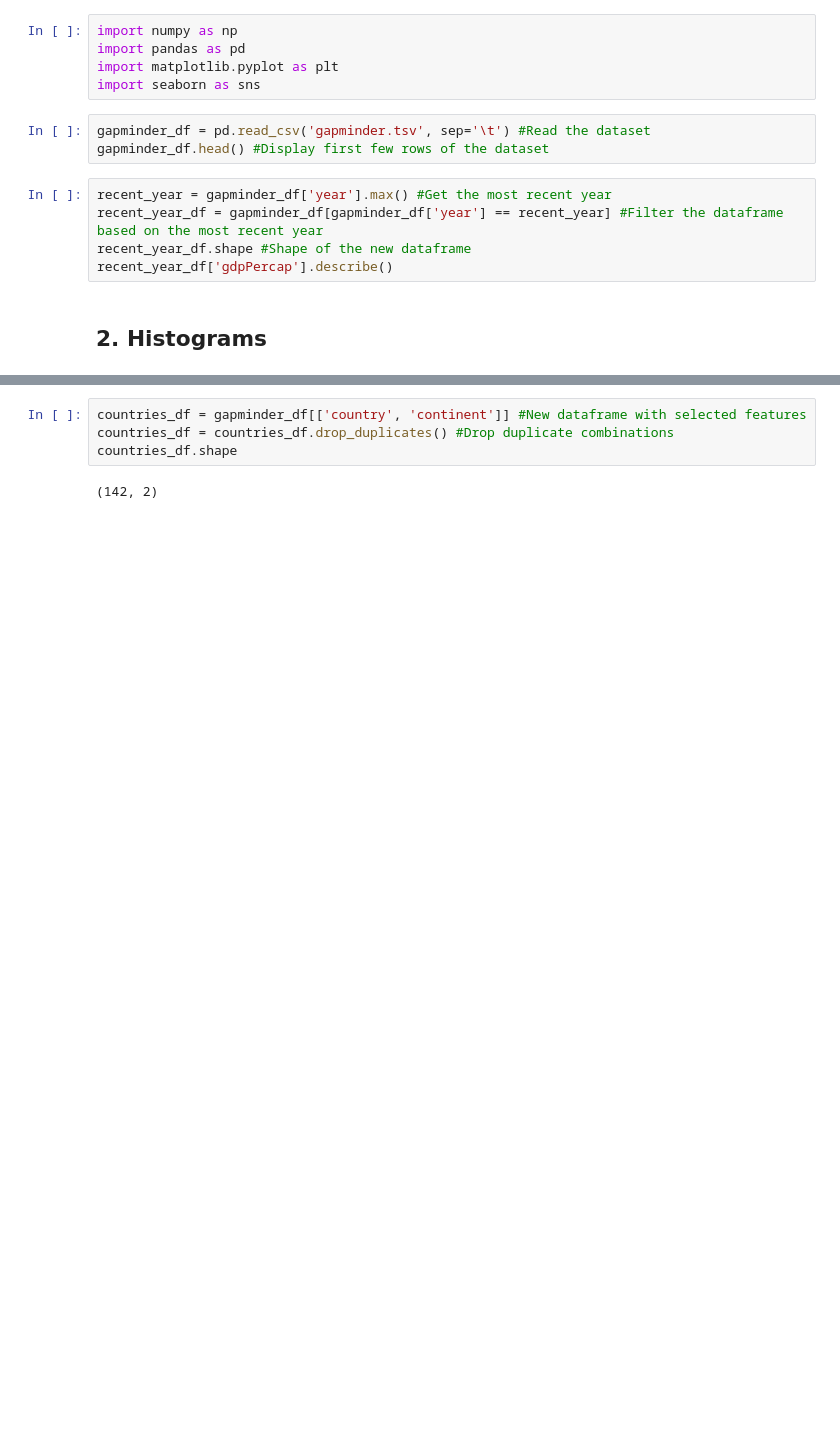
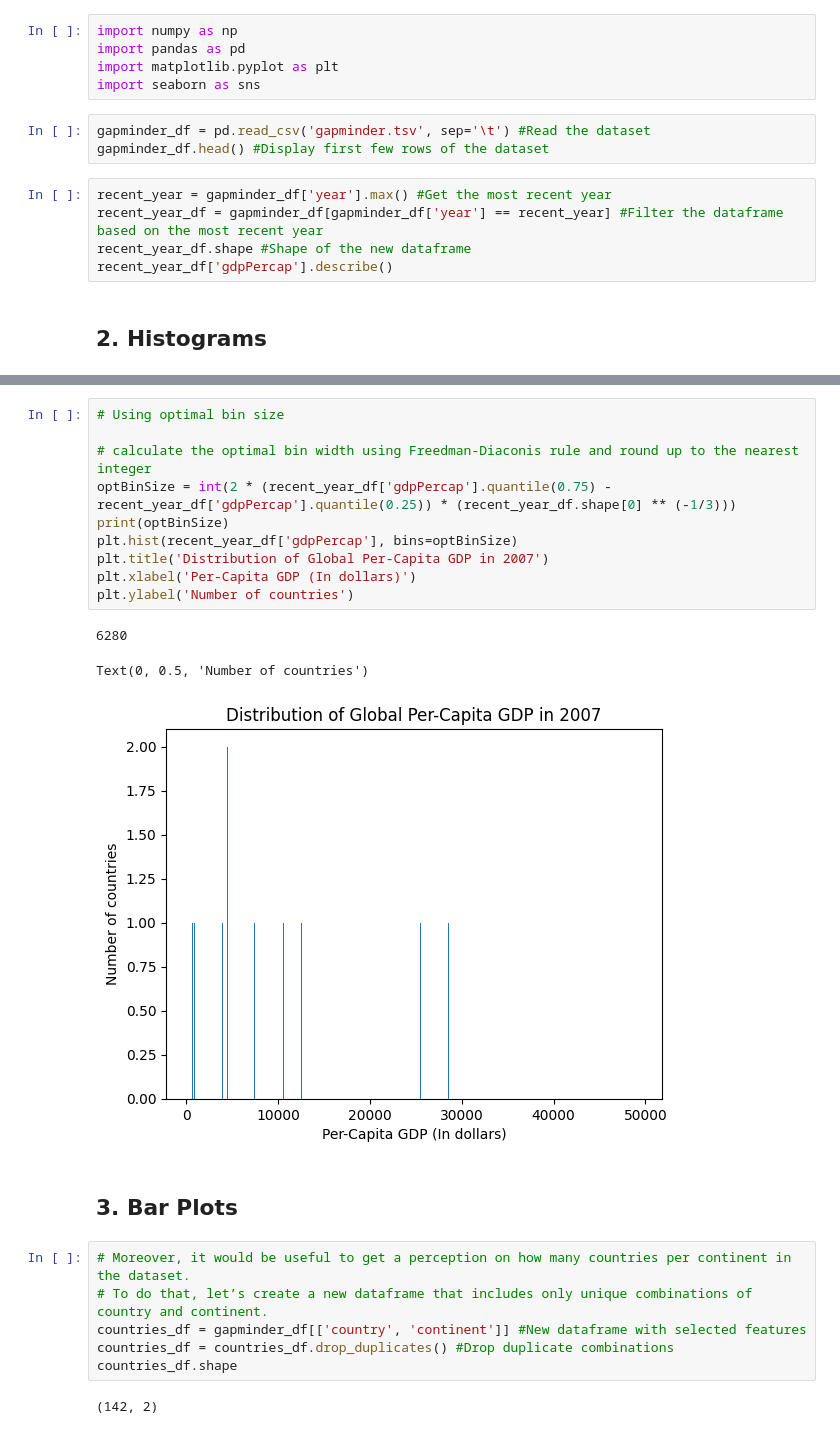
Before and after one commit to denuwan55/CO544-Lab02-EDA-Wine-Quality-Dataset, a Jupyter notebook: Lab02Practise.ipynb, the cells around one changed output, grey strips where cells are left out. Drawn from its saved outputs; the diff is of its cells as text; blank space fills up the shorter version.

```diff
--- a/Lab02Practise.ipynb
+++ b/Lab02Practise.ipynb
@@ -35,4 +43,22 @@ plt.ylabel('Number of countries')
+# %%
+# Using optimal bin size
+
+# calculate the optimal bin width using Freedman-Diaconis rule and round up to the nearest integer
+optBinSize = int(2 * (recent_year_df['gdpPercap'].quantile(0.75) - recent_year_df['gdpPercap'].quantile(0.25)) * (recent_year_df.shape[0] ** (-1/3)))
+print(optBinSize)
+plt.hist(recent_year_df['gdpPercap'], bins=optBinSize)
+plt.title('Distribution of Global Per-Capita GDP in 2007')
+plt.xlabel('Per-Capita GDP (In dollars)')
+plt.ylabel('Number of countries')
+# %% [output]
+6280
+Text(0, 0.5, 'Number of countries')
+[figure, added]
+# %% [markdown]
+## 3. Bar Plots
 # %%
+# Moreover, it would be useful to get a perception on how many countries per continent in the dataset.
+# To do that, let’s create a new dataframe that includes only unique combinations of country and continent.
 countries_df = gapminder_df[['country', 'continent']] #New dataframe with selected features
 countries_df = countries_df.drop_duplicates() #Drop duplicate combinations
 countries_df.shape
```
Also changed, not shown: parts of 6 cells of this notebook, 1 other file.
